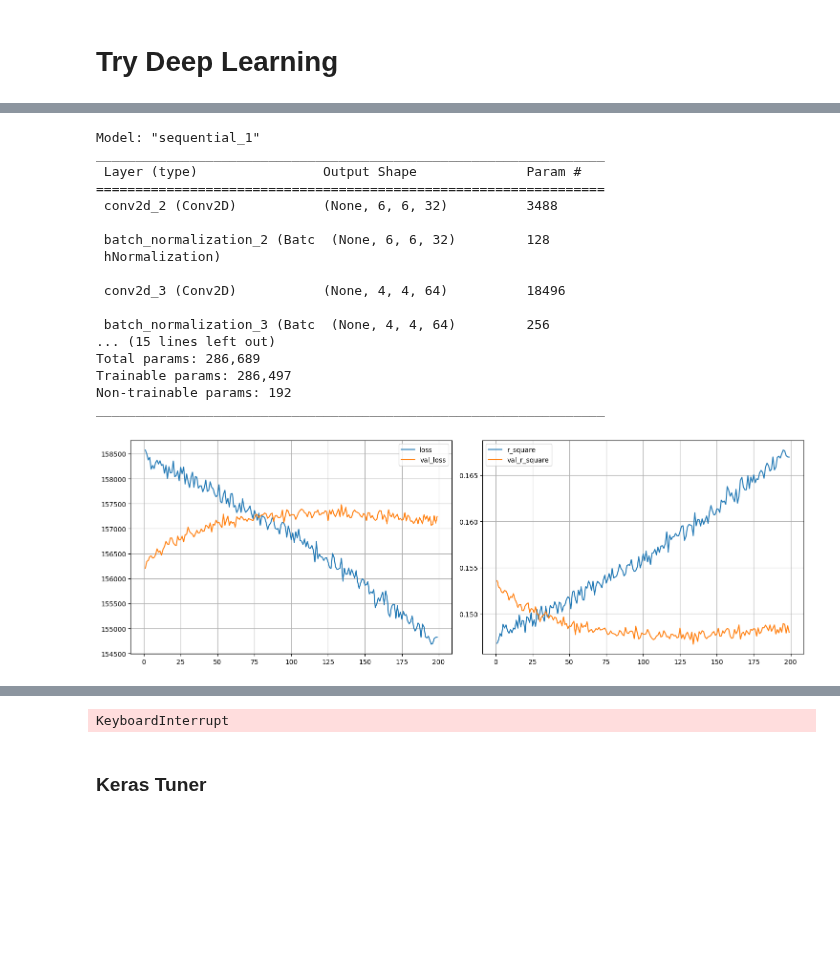
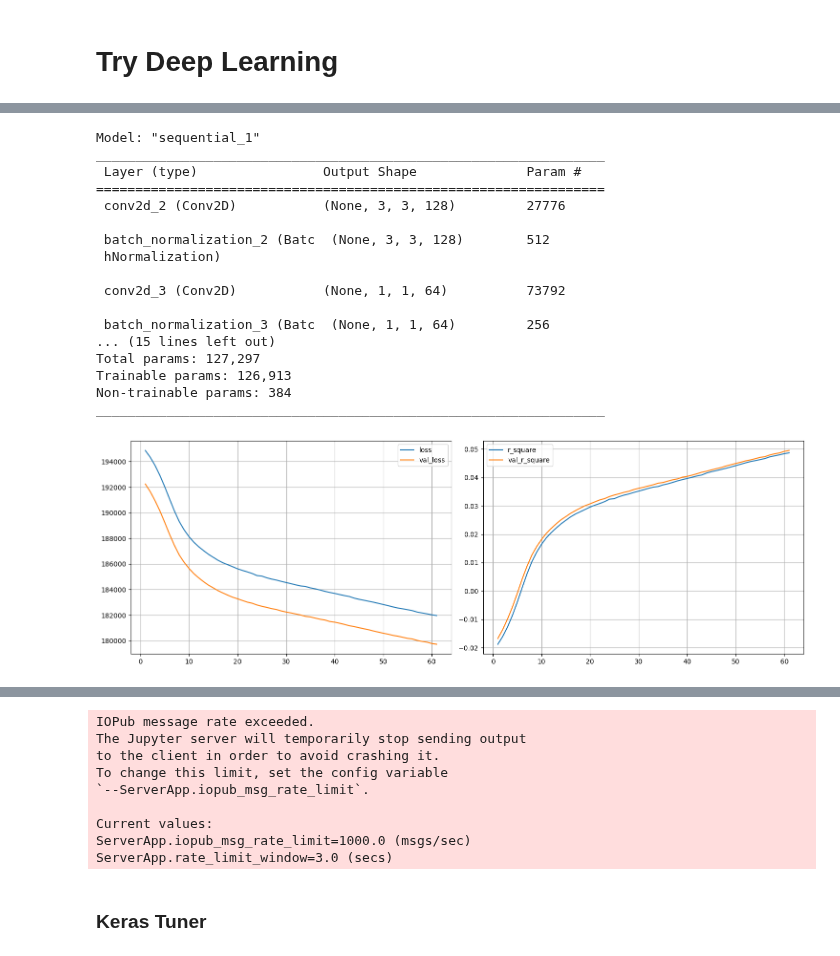
Before and after one commit to Tristan-Amadei/chess-moveAnalysis, a Jupyter notebook: Code/CNN/CNN.ipynb, the cells around one changed output, grey strips where cells are left out. Cells and saved outputs as stored; diff of their text form; code cells hidden in the pictures; blank space fills up the shorter version.

```diff
--- a/Code/CNN/CNN.ipynb
+++ b/Code/CNN/CNN.ipynb
@@ -90,7 +106,7 @@ def get_matrix_representations(df, total_size, divide_into=nb_cpu_cores):
             X[start_index:start_index+length] = async_results[i].get()
     return X
 # %%
-total_size = 2_000_000
+total_size = 4_000_000
 #total_size = len(moves_df)
 fens = list(moves_df.fen)[:total_size]
 # %%
@@ -157,7 +176,7 @@ GPU is available
 # %%
 model = models.Sequential()
 
-model.add(layers.Conv2D(32, (3, 3), activation='relu',
+model.add(layers.Conv2D(128, (6, 6), activation='relu',
                         kernel_regularizer=regularizers.l2(1e-4),
                         input_shape=(8, 8, NB_OHE)))
 
@@ -172,14 +191,14 @@ model.add(layers.BatchNormalization())
 model.add(layers.Flatten())
 
 model.add(layers.Dense(128, activation='relu',
-         kernel_regularizer=regularizers.l1(1e-4),
+         kernel_regularizer=regularizers.l2(1e-4),
          ))
 
 model.add(layers.Dropout(0.5))
 
-model.add(layers.Dense(1024, activation='elu',
+model.add(layers.Dense(128, activation='elu',
          #kernel_regularizer=regularizers.L1L2(l1=1e-5, l2=1e-4)
-          kernel_regularizer=regularizers.l1(1e-4),
+          kernel_regularizer=regularizers.l2(1e-4),
          ))
 
 model.add(layers.Dropout(0.6))
@@ -192,18 +211,18 @@ Model: "sequential_1"
 _________________________________________________________________
  Layer (type)                Output Shape              Param #
 =================================================================
- conv2d_2 (Conv2D)           (None, 6, 6, 32)          3488
+ conv2d_2 (Conv2D)           (None, 3, 3, 128)         27776
 
- batch_normalization_2 (Batc  (None, 6, 6, 32)         128
+ batch_normalization_2 (Batc  (None, 3, 3, 128)        512
  hNormalization)
 
- conv2d_3 (Conv2D)           (None, 4, 4, 64)          18496
+ conv2d_3 (Conv2D)           (None, 1, 1, 64)          73792
 
- batch_normalization_3 (Batc  (None, 4, 4, 64)         256
+ batch_normalization_3 (Batc  (None, 1, 1, 64)         256
 ... (15 lines left out)
-Total params: 286,689
-Trainable params: 286,497
-Non-trainable params: 192
+Total params: 127,297
+Trainable params: 126,913
+Non-trainable params: 384
 _________________________________________________________________
 # %%
 initial_learning_rate = 1e-2
@@ -240,13 +259,12 @@ callbacks = [
 # %%
 start=time.time()
 
-model = models.load_model("model.h5")
-history = model.fit(X_train, y_train, batch_size = 256, epochs=10_000,
+history = model.fit(X_train, y_train, batch_size = 128, epochs=10_000,
                     validation_data=(X_val, y_val),
                     verbose=1,
                     callbacks=callbacks
                    )
 
 stop=time.time()
 # %% [output]
-[figure, old version]
+[figure, new version]
@@ -255,4 +273,12 @@ Epoch 200/10000
-KeyboardInterrupt
+IOPub message rate exceeded.
+The Jupyter server will temporarily stop sending output
+to the client in order to avoid crashing it.
+To change this limit, set the config variable
+`--ServerApp.iopub_msg_rate_limit`.
+
+Current values:
+ServerApp.iopub_msg_rate_limit=1000.0 (msgs/sec)
+ServerApp.rate_limit_window=3.0 (secs)
 # %%
 print(f"Took {round(stop-start, 2)}s to run. ")
 # %%
```
Also changed, not shown: parts of 9 cells of this notebook, 2 other files.
